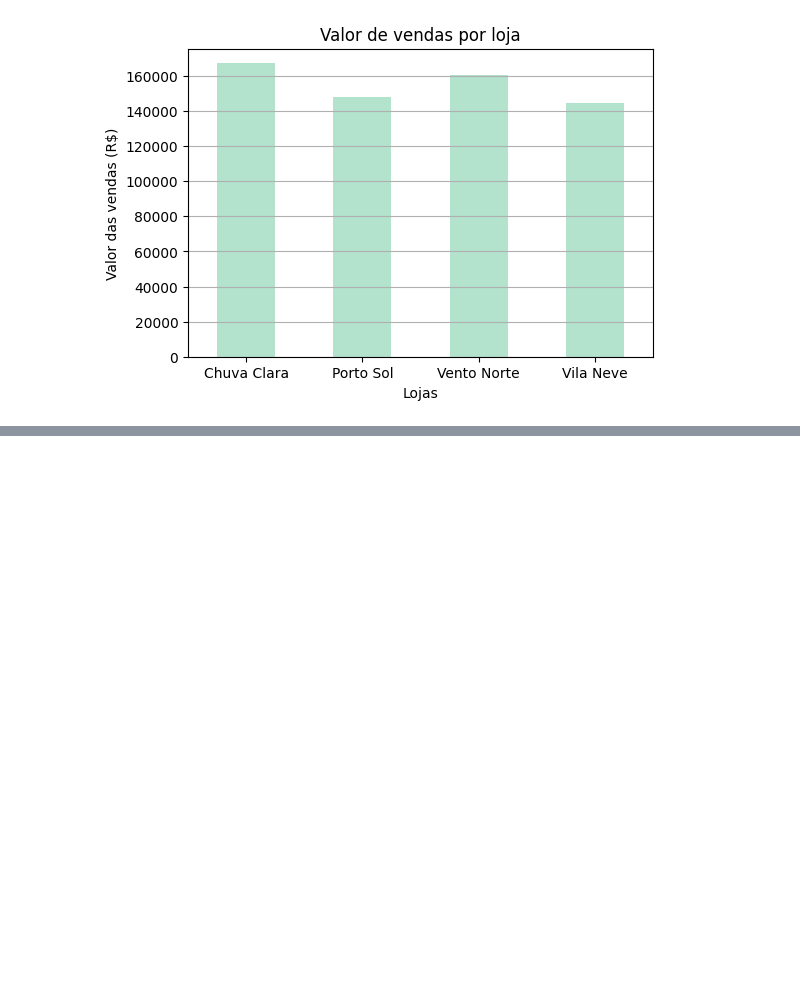
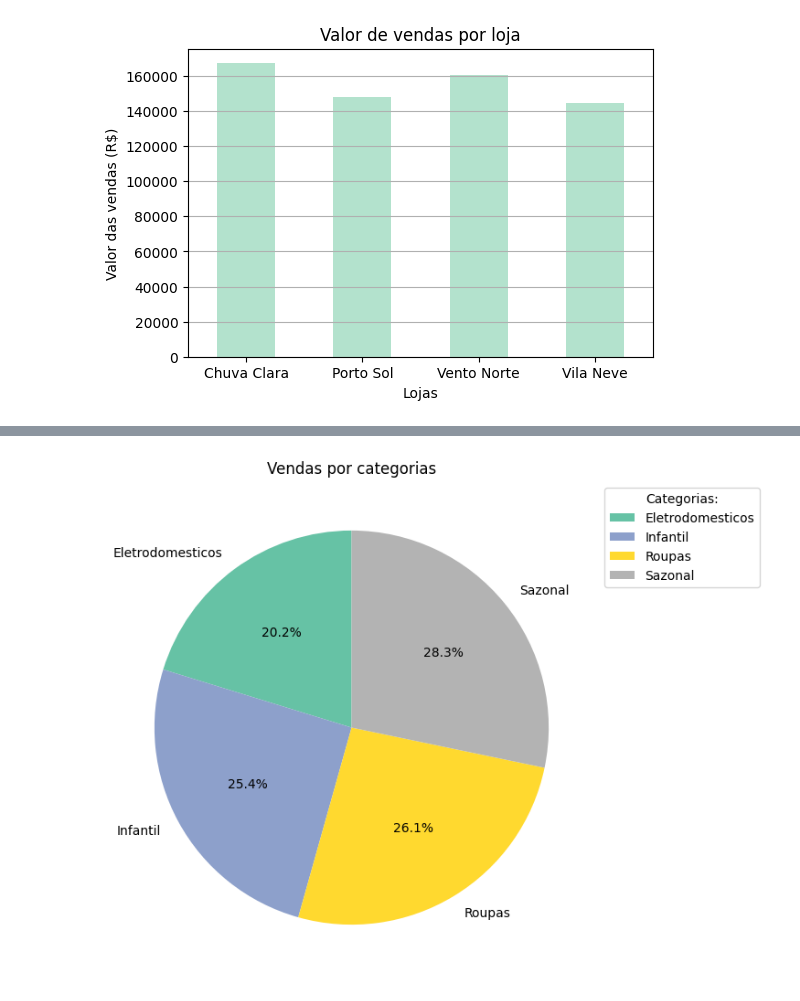
Before and after one commit to joaopbg06/dataFrame, a Jupyter notebook: analise.ipynb, the cells around one changed output, grey strips where cells are left out. Drawn from its saved outputs; the diff is of its cells as text; code cells hidden in the pictures; blank space fills up the shorter version.

```diff
--- a/analise.ipynb
+++ b/analise.ipynb
@@ -103,0 +88,12 @@ Name: valor_venda, dtype: float64
+# %%
+#5
+
+tab_vendas_categoria = df.groupby(['categoria'])['valor_venda'].sum()
+
+tab_vendas_categoria.plot(kind='pie', colormap='Set2',figsize=(14,7), startangle = 90, autopct='%1.1f%%')
+plt.title('Vendas por categorias')
+plt.ylabel('')
+plt.legend(title = "Categorias:",loc='upper left', bbox_to_anchor=(1, 1) )
+plt.show()
+# %% [output]
+[figure, added]
```
Also changed, not shown: parts of 6 cells of this notebook.
